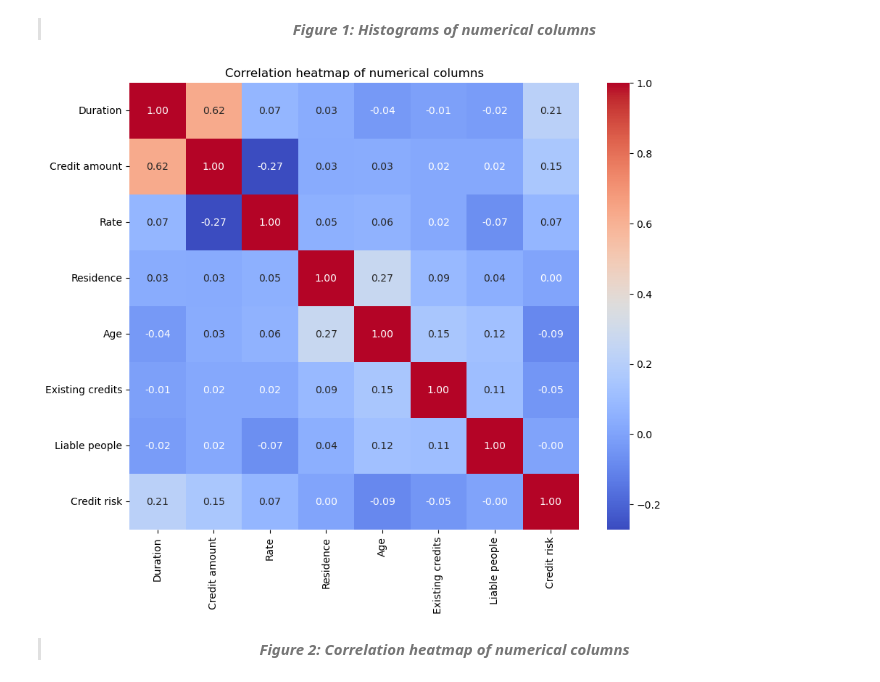
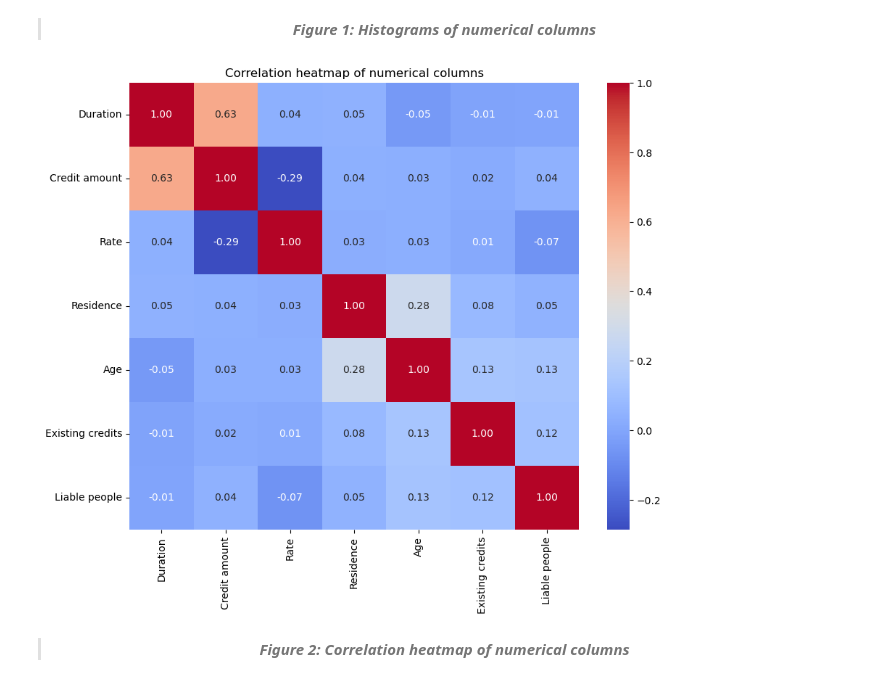
Before and after one commit to jjadeb/DSCI310_Group-12_Credit-Risk-Classification, a Jupyter notebook: reports/credit_risk_analysis.ipynb, the cells around one changed output. Cells and saved outputs as stored; diff of their text form; code cells hidden in the pictures.

```diff
--- a/reports/credit_risk_analysis.ipynb
+++ b/reports/credit_risk_analysis.ipynb
@@ -154,0 +161,6 @@ The numerical data will then be inspected to check is scaling is required.
+# %%
+# Applying the preprocessing
+X_train, X_test, y_train, y_test = train_test_split(X, y, test_size=0.2, random_state=42)
+
+# Checking the shape of the splits
+(X_train.shape, X_test.shape), (y_train.shape, y_test.shape)
@@ -155,6 +169,6 @@ The numerical data will then be inspected to check is scaling is required.
 # %%
 # Histograms for numerical columns
-numerical_columns = df.select_dtypes(include=['int64', 'float64']).columns
+numerical_columns = X_train.select_dtypes(include=['int64', 'float64']).columns
 for column in numerical_columns:
     plt.figure(figsize=(10, 4))
     sns.histplot(df[column], kde=True)
@@ -174,11 +187,11 @@ for column in numerical_columns:
 # %%
 # Correlation heatmap for numerical columns
 plt.figure(figsize=(10, 8))
-sns.heatmap(df[numerical_columns].corr(), annot=True, fmt=".2f", cmap='coolwarm')
+sns.heatmap(X_train[numerical_columns].corr(), annot=True, fmt=".2f", cmap='coolwarm')
 plt.title('Correlation heatmap of numerical columns')
 plt.show()
 # %% [output]
-[figure, old version]
+[figure, new version]
 # %% [markdown]
 > <center><b><i>Figure 2: Correlation heatmap of numerical columns</i></b></center>
 # %% [markdown]
```
Also changed, not shown: parts of 30 cells of this notebook, 6 other files.
